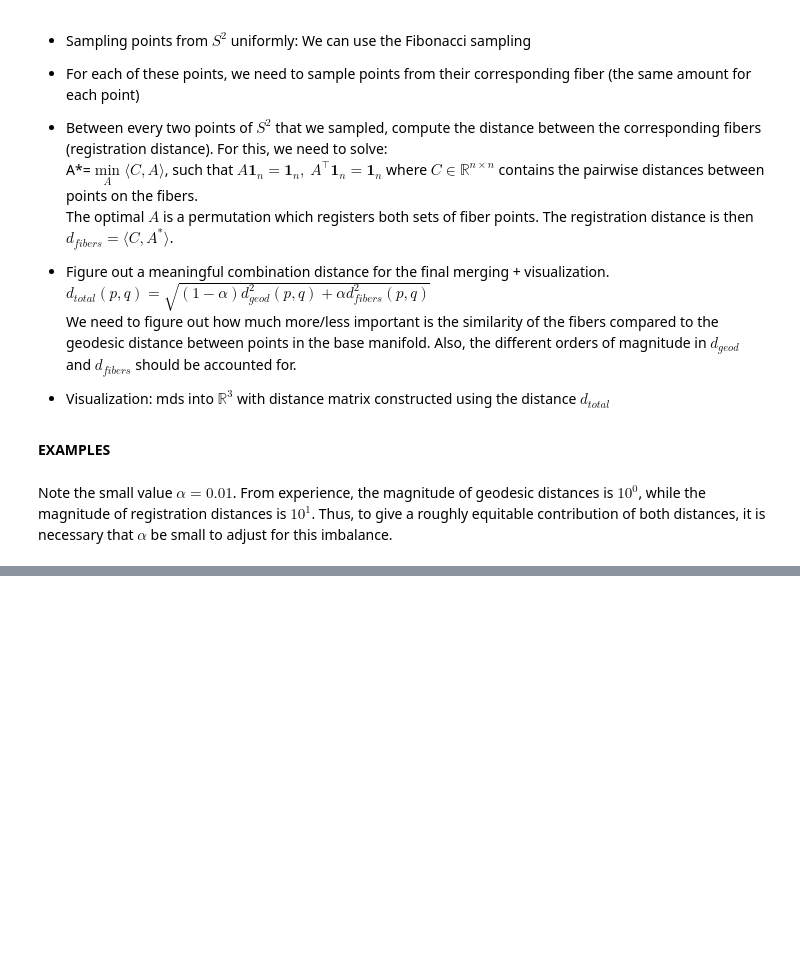
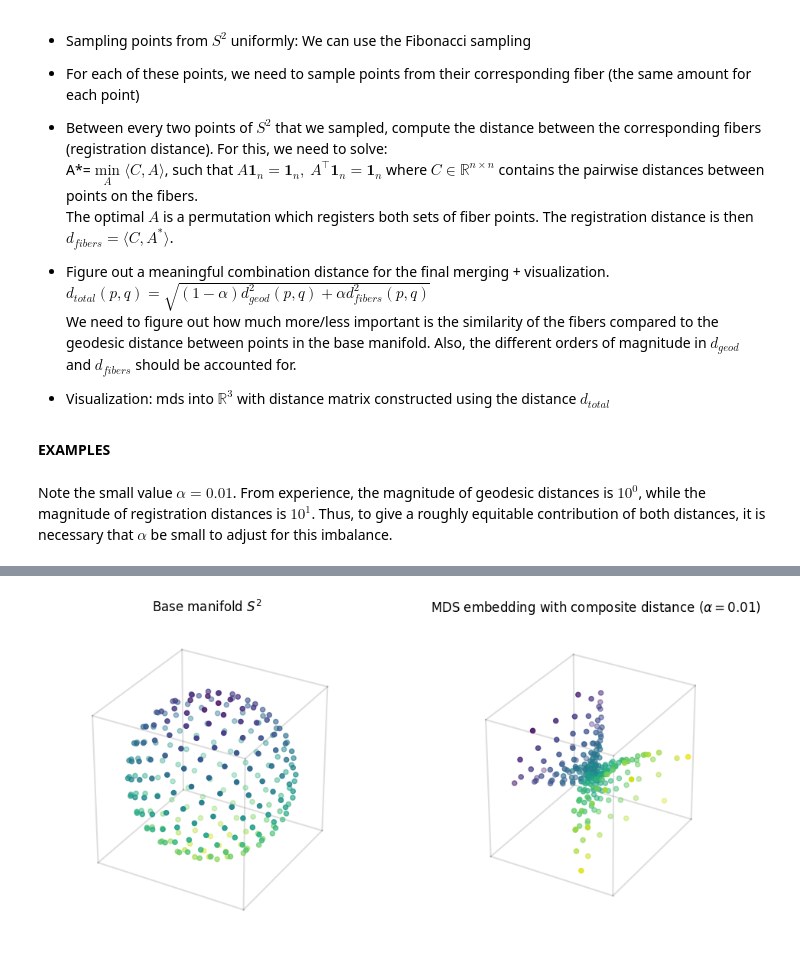
Before and after one commit to laurasaizz/Visualization-S3, a Jupyter notebook: basemanifold3sphere.ipynb, the cells around one changed output, grey strips where cells are left out. Cells and saved outputs as stored; diff of their text form; code cells hidden in the pictures; blank space fills up the shorter version.

Commit message:
Remove axes, add cube
Remove the axes left in the plots for the base manifold method and replace them with a transparent cube along the axes.

```diff
--- a/basemanifold3sphere.ipynb
+++ b/basemanifold3sphere.ipynb
@@ -219,16 +223,23 @@ x, y, z = mds(points, 0.01, 3)
 # %%
 fig, axes = plt.subplots(1, 2, figsize=(12,8), subplot_kw={"projection": '3d', "box_aspect": (1,1,1)})
 ax = axes[0]
 base_points = zip(*[ (np.sin(θ)*np.cos(φ), np.sin(θ)*np.sin(φ), np.cos(θ)) for θ, φ in points ])
 colors = cm.viridis(points[:,0]/np.pi)
-#colors = cm.viridis(points[:,0]/points[:,0].max())
+
 ax.scatter(*base_points, c=colors)
-#ax.set_axis_off()
+ax.set_axis_off()
+
+add_axis_cube(ax, 2)
 ax.set_title("Base manifold $S^2$")
 
 ax = axes[1]
 ax.scatter(x, y, z, c=colors, marker='o')
-#ax.set_axis_off()
+
+add_axis_cube(ax, 3)
+ax.set_axis_off()
+
 ax.set_title("MDS embedding with composite distance ($\\alpha = 0.01$)")
 plt.savefig("basemanifoldangles.png", bbox_inches='tight')
 plt.show()
+# %% [output]
+[figure, added]
```
Also changed, not shown: parts of 2 cells of this notebook.
